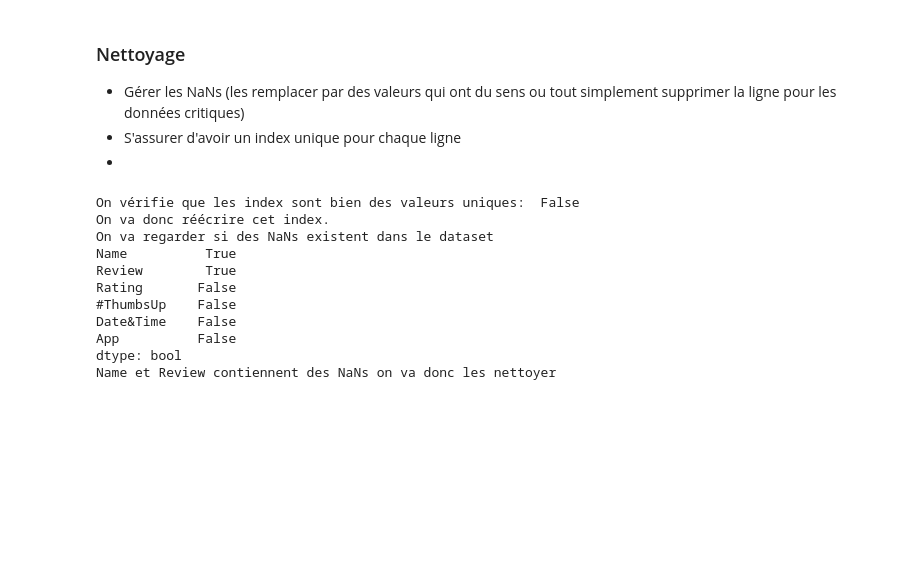
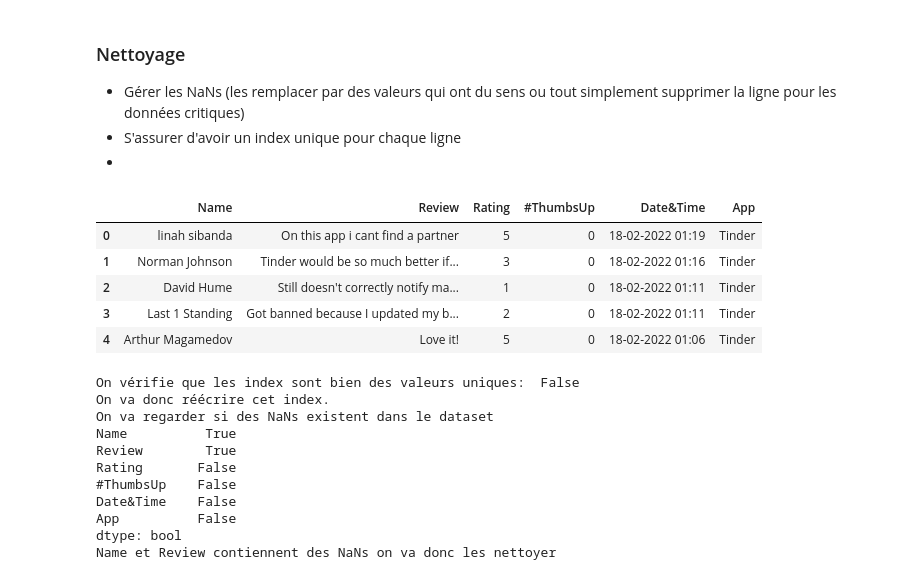
Before and after one commit to SimonCariou/text_analysis_ML, a Jupyter notebook: main.ipynb, the cells around one changed output. Saved outputs shown, nothing was run; the diff lists cells and outputs as text; code cells hidden in the pictures; blank space fills up the shorter version.

Commit message:
ajout d'un affichage de df.head() en debut de nb

```diff
--- a/main.ipynb
+++ b/main.ipynb
@@ -58,4 +58,14 @@ Le dataset n'est pas encore propre et il faut le traiter avant toute chose.
 - Gérer les NaNs (les remplacer par des valeurs qui ont du sens ou tout simplement supprimer la ligne pour les données critiques)
 - S'assurer d'avoir un index unique pour chaque ligne
 -
+# %%
+df = pd.read_csv("./DatingAppReviewsDataset.csv", index_col=0)
+df.head()
+# %% [output]
+|  | Name | Review | Rating | #ThumbsUp | Date&Time | App |
+| 0 | linah sibanda | On this app i cant find a partner | 5 | 0 | 18-02-2022 01:19 | Tinder |
+| 1 | Norman Johnson | Tinder would be so much better if... | 3 | 0 | 18-02-2022 01:16 | Tinder |
+| 2 | David Hume | Still doesn't correctly notify ma... | 1 | 0 | 18-02-2022 01:11 | Tinder |
+| 3 | Last 1 Standing | Got banned because I updated my b... | 2 | 0 | 18-02-2022 01:11 | Tinder |
+| 4 | Arthur Magamedov | Love it! | 5 | 0 | 18-02-2022 01:06 | Tinder |
 # %%
```
Also changed, not shown: parts of 6 cells of this notebook.
